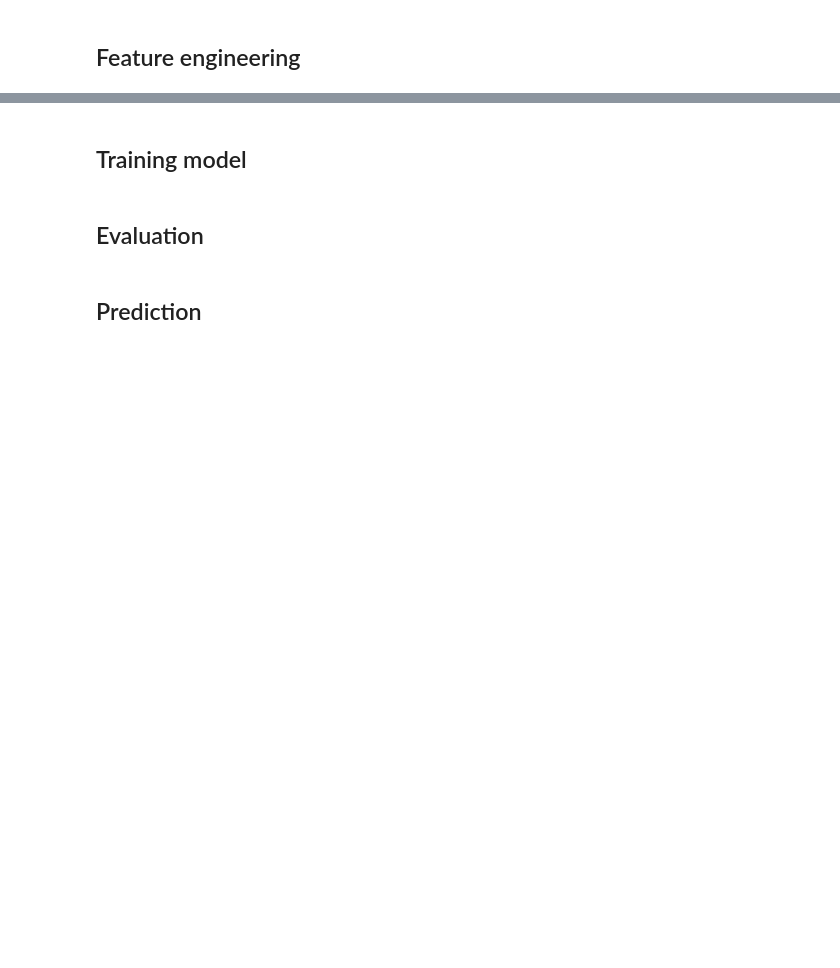
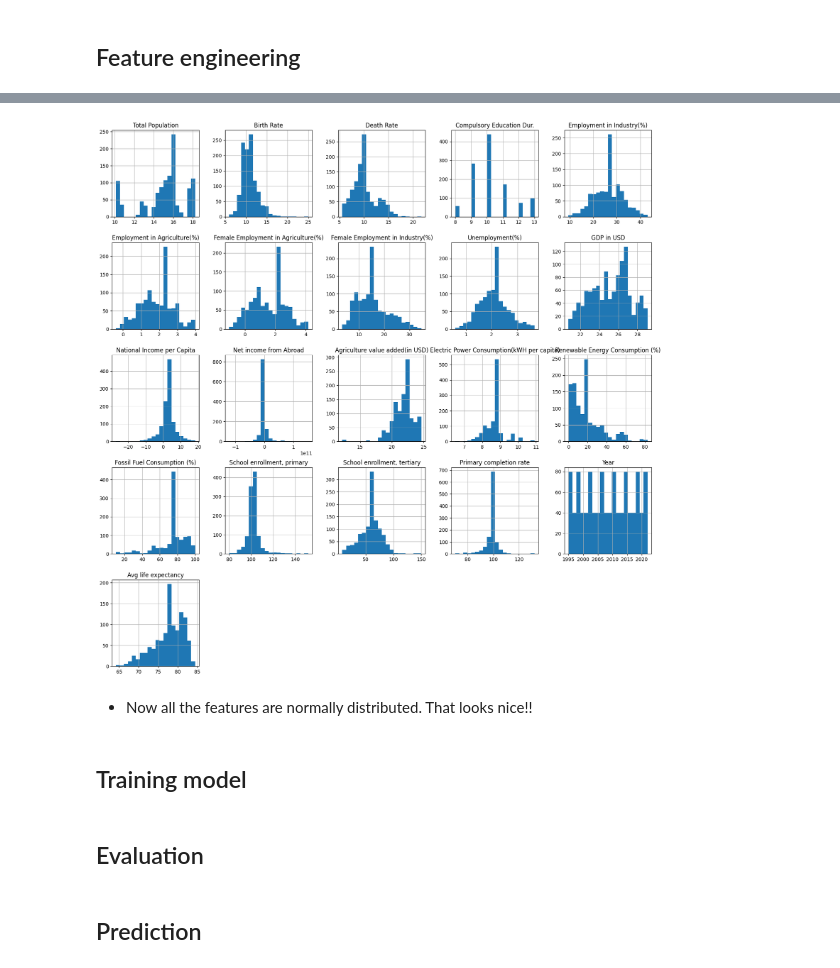
Before and after one commit to khanhnhan1512/Lab-2, a Jupyter notebook: notebooks/4.0-data-modelling.ipynb, the cells around one changed output, grey strips where cells are left out. Saved outputs shown, nothing was run; the diff lists cells and outputs as text; code cells hidden in the pictures; blank space fills up the shorter version.

```diff
--- a/notebooks/4.0-data-modelling.ipynb
+++ b/notebooks/4.0-data-modelling.ipynb
@@ -38,0 +144,2 @@ import seaborn as sns
+# %%
+data.drop(['Female Population', 'Male Population'], inplace=True, axis='columns')
@@ -38,0 +148,4 @@ import seaborn as sns
+# %%
+data["Avg life expectancy"] = data[["Female life expectancy ", "Male life expectancy"]].mean(axis=1)
+# %%
+data.drop(["Female life expectancy ", "Male life expectancy"], inplace=True, axis='columns')
@@ -39,2 +157,15 @@ import seaborn as sns
+# %%
+# YOUR CODE HERE (OPTION)
+log_features = ['GDP in USD', 'Total Population', 'Agriculture value added(in USD)',
+                'Electric Power Consumption(kWH per capita)', 'Employment in Agriculture(%)',
+                'Female Employment in Agriculture(%)','Unemployment(%)']
+data[log_features] = np.log(data[log_features])
+# %%
+data.hist(figsize=(20,20), bins=20)
+plt.show()
+# %% [output]
+[figure, added]
+# %% [markdown]
+- Now all the features are normally distributed. That looks nice!!
 # %% [markdown]
 ## Training model
```
Also changed, not shown: parts of 24 cells of this notebook, 1 other file.
